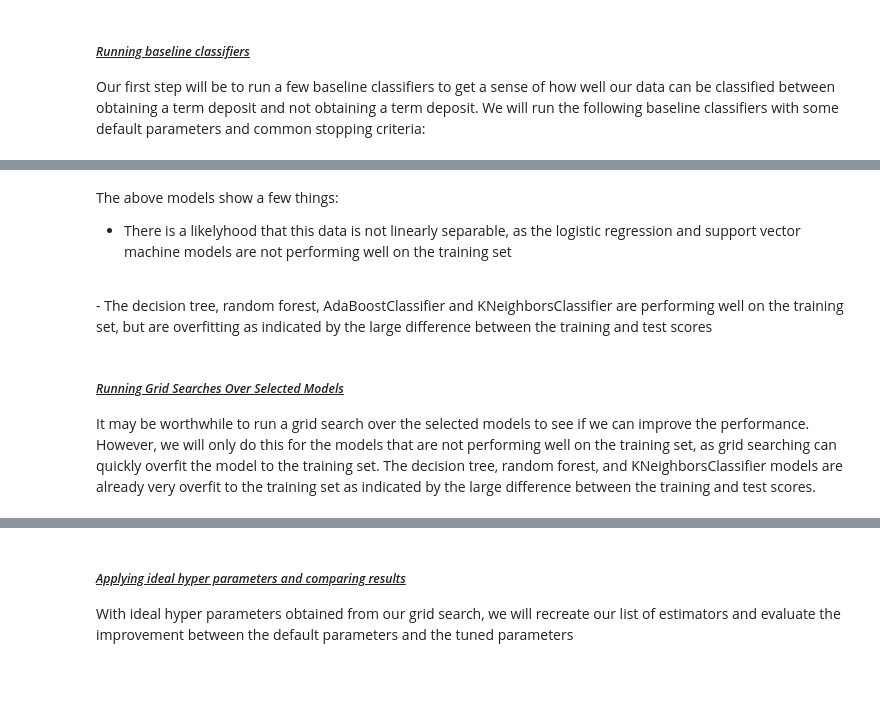
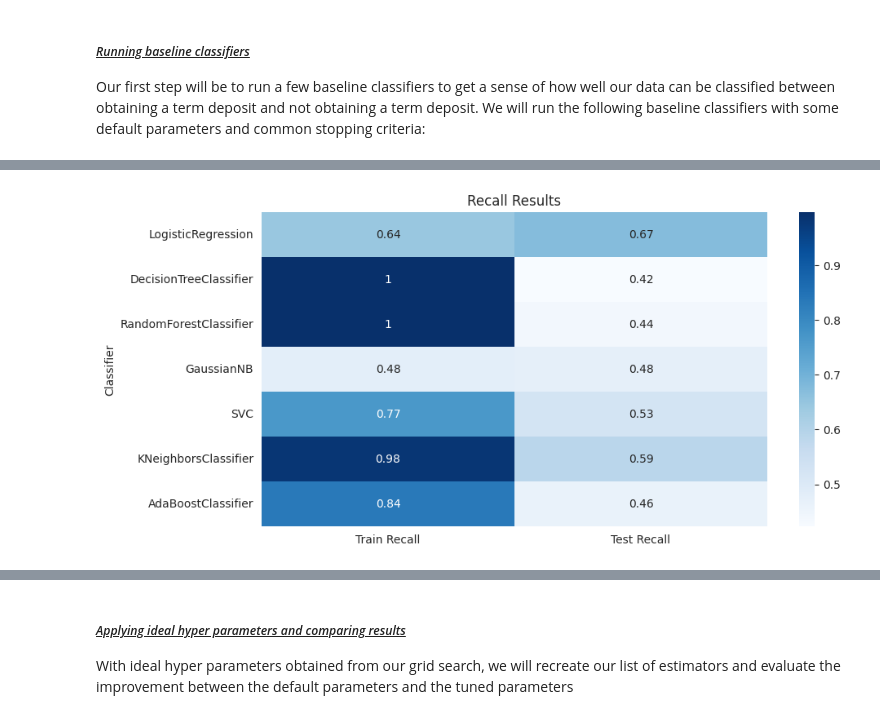
Before and after one commit to mooreaz92/bank_campaign_optimizer, a Jupyter notebook: !draft_deliverable.ipynb, the cells around one changed output, grey strips where cells are left out. Saved outputs shown, nothing was run; the diff lists cells and outputs as text; code cells hidden in the pictures; blank space fills up the shorter version.

```diff
--- a/!draft_deliverable.ipynb
+++ b/!draft_deliverable.ipynb
@@ -743,45 +852,17 @@ from sklearn.naive_bayes import GaussianNB
 from sklearn.neighbors import KNeighborsClassifier
 from sklearn.svm import SVC
 
+alpha = 0.5
+l1_ratio = 0.5
+
 classifiers = [
-    LogisticRegression(penalty='l2', C=1.0, solver='lbfgs', random_state=312),
+    LogisticRegression(penalty='elasticnet', solver='saga', l1_ratio=l1_ratio, C=1/(2*alpha), max_iter=10000),
     DecisionTreeClassifier(criterion='gini', max_depth=200, min_samples_split=2, random_state=312),
     RandomForestClassifier(n_estimators=100, max_features='sqrt', max_depth=500, random_state=312),
-    GaussianNB(var_smoothing=1.0),
+    GaussianNB(),
     SVC(C=1.0, kernel='rbf', gamma='scale', random_state=312),
     KNeighborsClassifier(n_neighbors=5, weights='uniform'),
     AdaBoostClassifier(n_estimators=100, learning_rate=1.0, random_state=312)]
-
-
-### Making a function that evaluates each classifier in the list and visualizes the recall scores for training and test sets in a heatmap and returns the resulted_untuned in a dataframe
-
-def evaluate_classifiers(classifiers, X_train, X_test, y_train, y_test):
-
-        ### Creating a dataframe to store the resulted_untuned
-
-        results_untuned = pd.DataFrame(columns=['Classifier', 'Train Recall', 'Test Recall'])
-
-        ### Looping through each classifier and evaluating it
-
-        for classifier in classifiers:
-            classifier.fit(X_train, y_train)
-            y_train_pred = classifier.predict(X_train)
-            y_test_pred = classifier.predict(X_test)
-            results_untuned = results_untuned.append({'Classifier': classifier.__class__.__name__,
-                                      'Train Recall': recall_score(y_train, y_train_pred),
-                                      'Test Recall': recall_score(y_test, y_test_pred)}, ignore_index=True)
-
-        ### Plotting the resulted_untuned in a heatmap
-
-        results_untuned = results_untuned.set_index('Classifier')
-        fig, ax = plt.subplots(figsize=(10, 5))
-        sns.heatmap(results_untuned, annot=True, cmap='Blues', ax=ax)
-        ax.set_title('Recall Scores for Training and Test Sets')
-        ax.set_xlabel('Set')
-        ax.set_ylabel('Classifier')
-        plt.show()
-
-        return results_untuned
 # %%
 ### Evaluating the classifiers
 
@@ -791,11 +870,6 @@ results_untuned = evaluate_classifiers(classifiers, X_train_processed, X_test_pr
-# %% [markdown]
-The above models show a few things:
-
-- There is a likelyhood that this data is not linearly separable, as the logistic regression and support vector machine models are not performing well on the training set
-<br>
-</br>
-- The decision tree, random forest, AdaBoostClassifier and KNeighborsClassifier are performing well on the training set, but are overfitting as indicated by the large difference between the training and test scores
-# %% [markdown]
-##### <ins>*Running Grid Searches Over Selected Models*</ins>
-
-It may be worthwhile to run a grid search over the selected models to see if we can improve the performance. However, we will only do this for the models that are not performing well on the training set, as grid searching can quickly overfit the model to the training set. The decision tree, random forest, and KNeighborsClassifier models are already very overfit to the training set as indicated by the large difference between the training and test scores.
+# %%
+### Displaying the results in a heatmap
+
+display_recall_heatmap(results_untuned)
+# %% [output]
+[figure, added]
```
Also changed, not shown: parts of 30 cells of this notebook.
